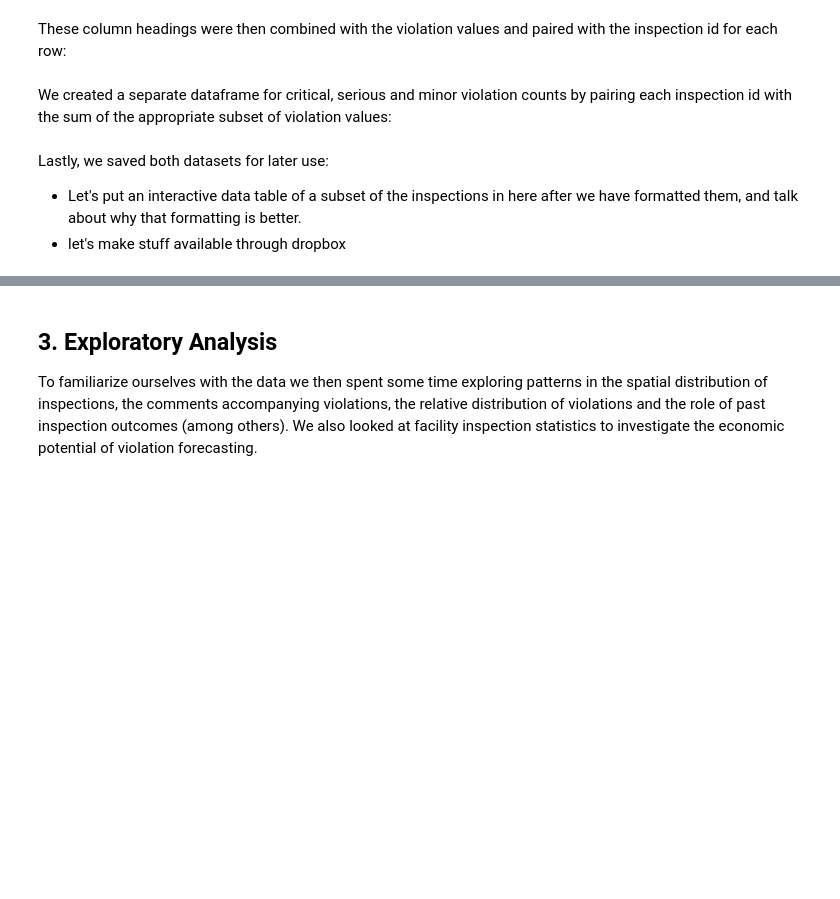
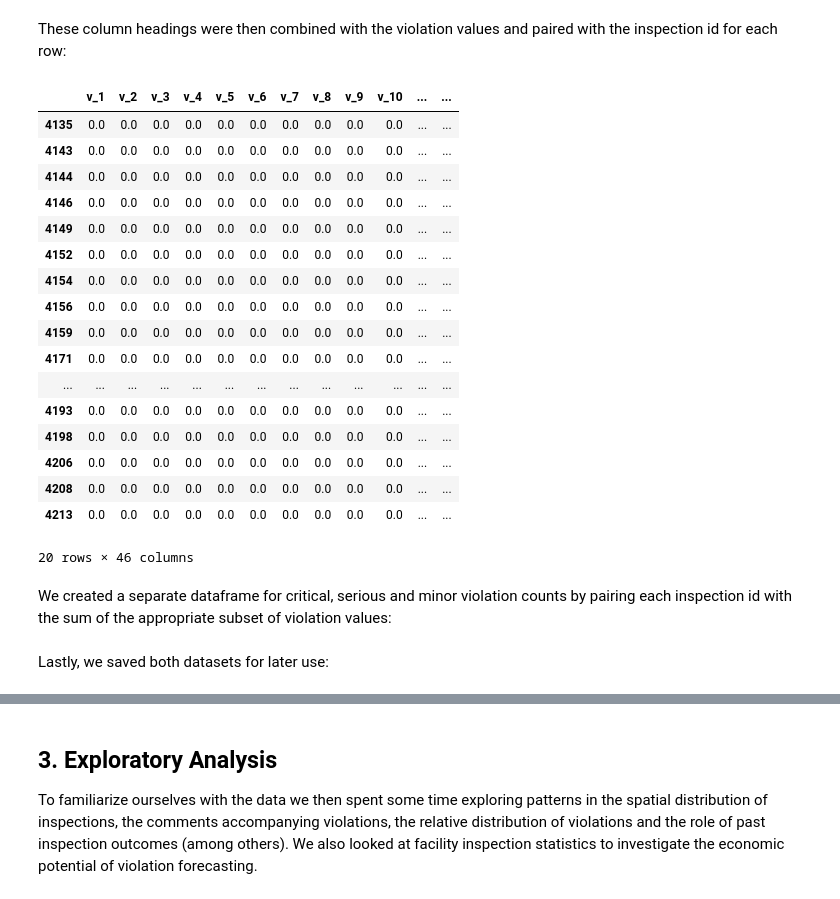
Before and after one commit to Sustainabilist/ChicagoDataAnalysis, a Jupyter notebook: REPORTS/publication_1_draft_2.ipynb, the cells around one changed output, grey strips where cells are left out. Drawn from its saved outputs; the diff is of its cells as text; code cells hidden in the pictures; blank space fills up the shorter version.

```diff
--- a/REPORTS/publication_1_draft_2.ipynb
+++ b/REPORTS/publication_1_draft_2.ipynb
@@ -121,3 +108,7 @@ inspections = inspections[~inspections.results.isin(["Out of Business", "Busines
+# %%
+# Convert latitude & longitude to floats
+inspections.latitude = inspections.latitude.astype(float)
+inspections.longitude = inspections.longitude.astype(float)
 # %% [markdown]
 In addition to semi-regular canvas inspections facilities may also be inspected due to complaints or a recent failed inspection. To ensure that our data is representative of restaurants operating as usual we filtered the dataset to consist only of canvas inspections:
 # %%
@@ -193,6 +184,27 @@ These column headings were then combined with the violation values and paired wi
 values = pd.DataFrame(values_data, columns=columns).fillna(0)
 
 values['inspection_id'] = inspections.inspection_id
+# %%
+values.iloc[1000:1020]
+# %% [output]
+|  | v_1 | v_2 | v_3 | v_4 | v_5 | v_6 | v_7 | v_8 | v_9 | v_10 | ... | ... |
+| 4135 | 0.0 | 0.0 | 0.0 | 0.0 | 0.0 | 0.0 | 0.0 | 0.0 | 0.0 | 0.0 | ... | ... |
+| 4143 | 0.0 | 0.0 | 0.0 | 0.0 | 0.0 | 0.0 | 0.0 | 0.0 | 0.0 | 0.0 | ... | ... |
+| 4144 | 0.0 | 0.0 | 0.0 | 0.0 | 0.0 | 0.0 | 0.0 | 0.0 | 0.0 | 0.0 | ... | ... |
+| 4146 | 0.0 | 0.0 | 0.0 | 0.0 | 0.0 | 0.0 | 0.0 | 0.0 | 0.0 | 0.0 | ... | ... |
+| 4149 | 0.0 | 0.0 | 0.0 | 0.0 | 0.0 | 0.0 | 0.0 | 0.0 | 0.0 | 0.0 | ... | ... |
+| 4152 | 0.0 | 0.0 | 0.0 | 0.0 | 0.0 | 0.0 | 0.0 | 0.0 | 0.0 | 0.0 | ... | ... |
+| 4154 | 0.0 | 0.0 | 0.0 | 0.0 | 0.0 | 0.0 | 0.0 | 0.0 | 0.0 | 0.0 | ... | ... |
+| 4156 | 0.0 | 0.0 | 0.0 | 0.0 | 0.0 | 0.0 | 0.0 | 0.0 | 0.0 | 0.0 | ... | ... |
+| 4159 | 0.0 | 0.0 | 0.0 | 0.0 | 0.0 | 0.0 | 0.0 | 0.0 | 0.0 | 0.0 | ... | ... |
+| 4171 | 0.0 | 0.0 | 0.0 | 0.0 | 0.0 | 0.0 | 0.0 | 0.0 | 0.0 | 0.0 | ... | ... |
+| ... | ... | ... | ... | ... | ... | ... | ... | ... | ... | ... | ... | ... |
+| 4193 | 0.0 | 0.0 | 0.0 | 0.0 | 0.0 | 0.0 | 0.0 | 0.0 | 0.0 | 0.0 | ... | ... |
+| 4198 | 0.0 | 0.0 | 0.0 | 0.0 | 0.0 | 0.0 | 0.0 | 0.0 | 0.0 | 0.0 | ... | ... |
+| 4206 | 0.0 | 0.0 | 0.0 | 0.0 | 0.0 | 0.0 | 0.0 | 0.0 | 0.0 | 0.0 | ... | ... |
+| 4208 | 0.0 | 0.0 | 0.0 | 0.0 | 0.0 | 0.0 | 0.0 | 0.0 | 0.0 | 0.0 | ... | ... |
+| 4213 | 0.0 | 0.0 | 0.0 | 0.0 | 0.0 | 0.0 | 0.0 | 0.0 | 0.0 | 0.0 | ... | ... |
+20 rows × 46 columns
 # %% [markdown]
 We created a separate dataframe for critical, serious and minor violation counts by pairing each inspection id with the sum of the appropriate subset of violation values:
 # %%
@@ -204,11 +216,8 @@ counts = pd.DataFrame({
 })
 
 counts['inspection_id'] = inspections.inspection_id
-# %% [markdown]
-Lastly, we saved both datasets for later use:
-
-* Let's put an interactive data table of a subset of the inspections in here after we have formatted them, and talk about why that formatting is better.
-* let's make stuff available through dropbox
+# %% [markdown]
+Lastly, we saved both datasets for later use:
 # %%
 # Save violation values and counts
 values.to_csv(os.path.join(root_path, "DATA/violation_values_demo.csv"), index=False)
```
Also changed, not shown: parts of 15 cells of this notebook.
